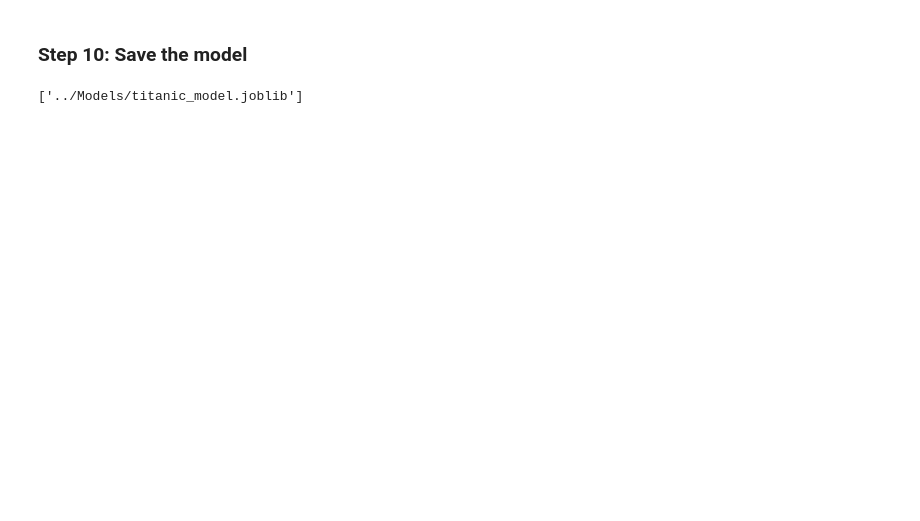
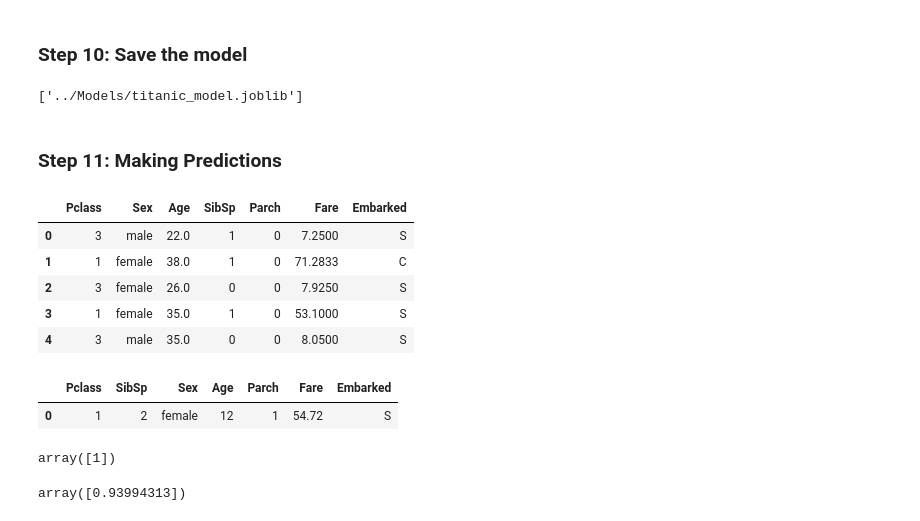
Before and after one commit to OleSuyaye/titanic-survival-prediction, a Jupyter notebook: notebook/titanic.ipynb, the cells around one changed output. Saved outputs shown, nothing was run; the diff lists cells and outputs as text; code cells hidden in the pictures; blank space fills up the shorter version.

```diff
--- a/notebook/titanic.ipynb
+++ b/notebook/titanic.ipynb
@@ -523,3 +523,5 @@ weighted avg       0.80      0.80      0.80       179
 joblib.dump(rf_pipeline, "../Models/titanic_model.joblib")
 # %% [output]
 ['../Models/titanic_model.joblib']
+# %% [markdown]
+### Step 11: Making Predictions
@@ -525,0 +530,34 @@ joblib.dump(rf_pipeline, "../Models/titanic_model.joblib")
+# %%
+X.head()
+# %% [output]
+|  | Pclass | Sex | Age | SibSp | Parch | Fare | Embarked |
+| 0 | 3 | male | 22.0 | 1 | 0 | 7.2500 | S |
+| 1 | 1 | female | 38.0 | 1 | 0 | 71.2833 | C |
+| 2 | 3 | female | 26.0 | 0 | 0 | 7.9250 | S |
+| 3 | 1 | female | 35.0 | 1 | 0 | 53.1000 | S |
+| 4 | 3 | male | 35.0 | 0 | 0 | 8.0500 | S |
+# %%
+new_passenger = pd.DataFrame(
+                            {
+                                'Pclass' : [1],
+                                'SibSp' : [2],
+                                'Sex' : ['female'],
+                                'Age' : [12],
+                                'Parch' : [1],
+                                'Fare' : [54.7200],
+                                'Embarked' : ['S']
+                            }
+)
+
+new_passenger
+# %% [output]
+|  | Pclass | SibSp | Sex | Age | Parch | Fare | Embarked |
+| 0 | 1 | 2 | female | 12 | 1 | 54.72 | S |
+# %%
+model.predict(new_passenger)
+# %% [output]
+array([1])
+# %%
+model.predict_proba(new_passenger)[:, 1]
+# %% [output]
+array([0.93994313])
```
Also changed, not shown: parts of 10 cells of this notebook, 4 other files.
